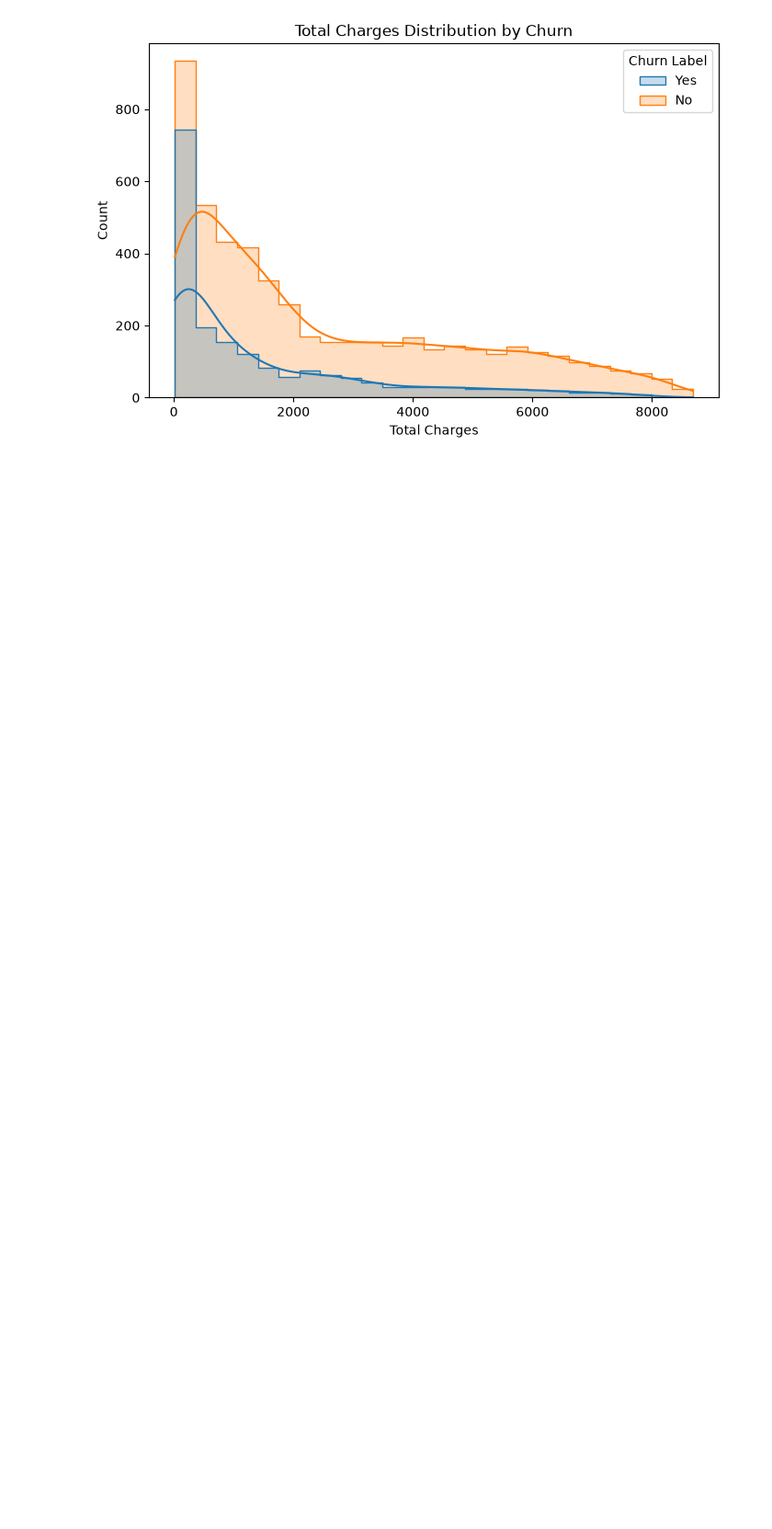
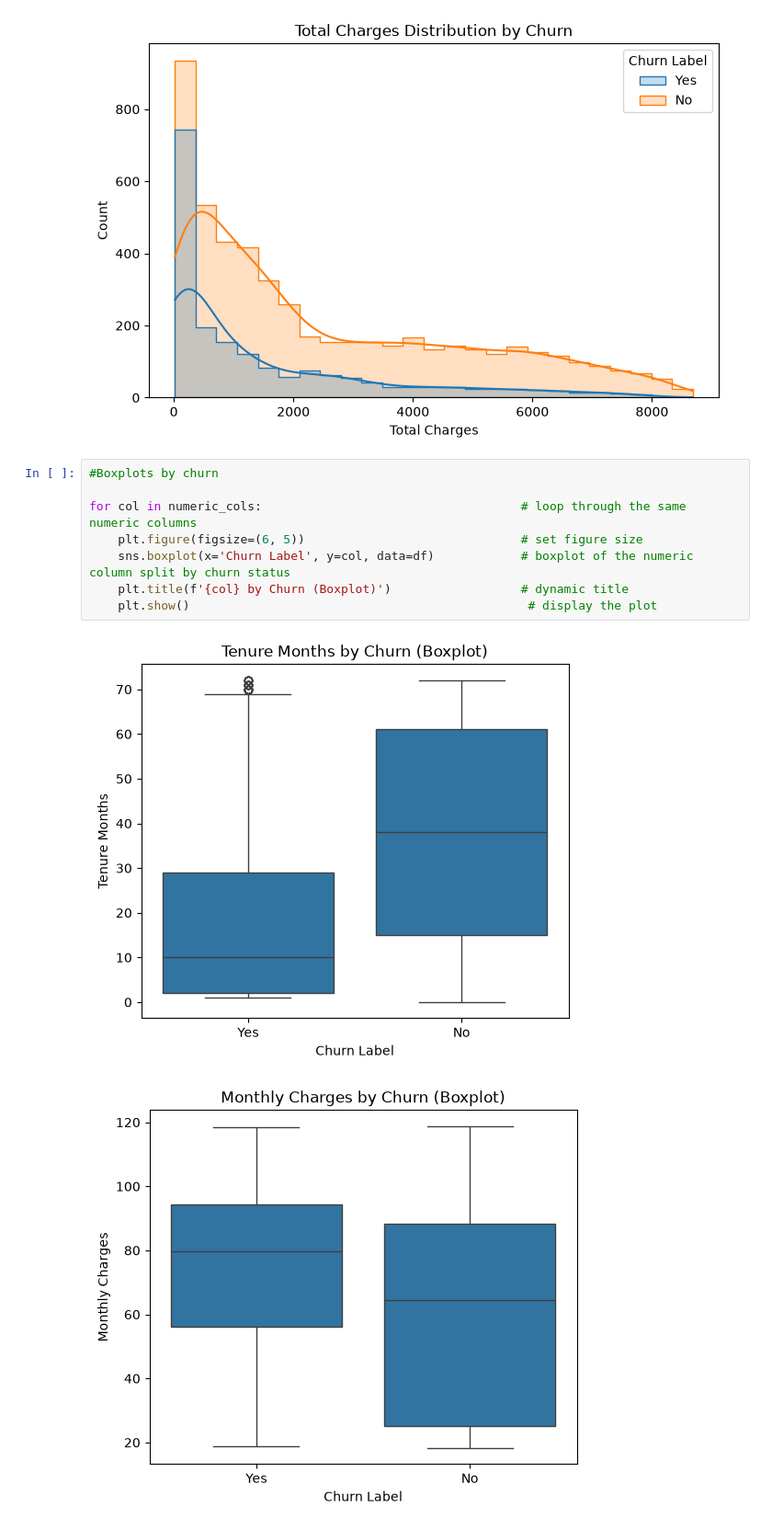
Before and after one commit to ABABUOTURI/customer-churn-prediction, a Jupyter notebook: notebooks/datacleaning.ipynb, the cells around one changed output. Shown at 92% size. Cells and saved outputs as stored; diff of their text form; blank space fills up the shorter version.

Commit message:
Step 16: boxplots of numeric features split by churn

```diff
--- a/notebooks/datacleaning.ipynb
+++ b/notebooks/datacleaning.ipynb
@@ -203,3 +203,14 @@ for col in numeric_cols:                                                    # lo
 [figure]
 [figure]
 [figure]
+# %%
+#Boxplots by churn
+
+for col in numeric_cols:                                    # loop through the same numeric columns
+    plt.figure(figsize=(6, 5))                              # set figure size
+    sns.boxplot(x='Churn Label', y=col, data=df)            # boxplot of the numeric column split by churn status
+    plt.title(f'{col} by Churn (Boxplot)')                  # dynamic title
+    plt.show()                                               # display the plot
+# %% [output]
+[figure, added]
+[figure, added]
```
Also changed, not shown: parts of 1 cell of this notebook.
